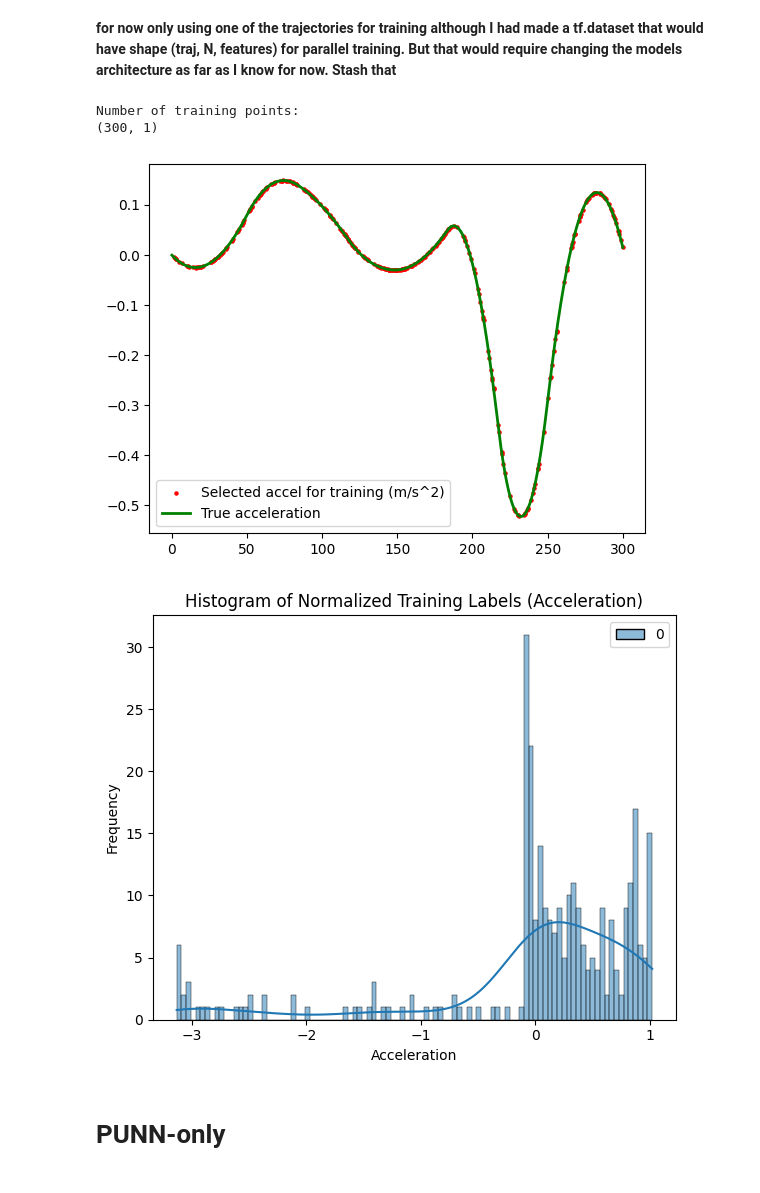
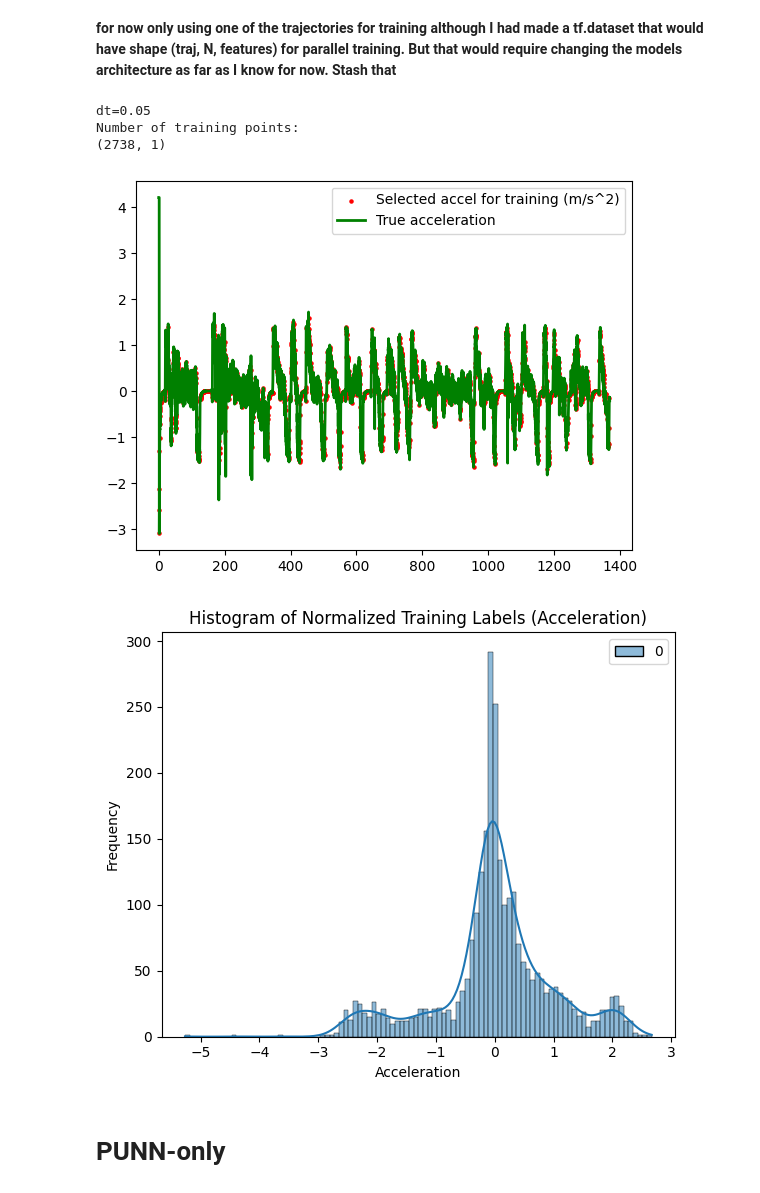
Before and after one commit to ZeArteaga/PINN-control-platooning, a Jupyter notebook: PINN.ipynb, the cells around one changed output. Cells and saved outputs as stored; diff of their text form; code cells hidden in the pictures.

Commit message:
Removed trajectory generation from training notebook (using prev generated csvs). Already trained PUNN with new features, except physics parameters (for now). Will train PINN next

```diff
--- a/PINN.ipynb
+++ b/PINN.ipynb
@@ -301,52 +147,56 @@ def evaluate_results(model, X_norm, true_data, scaler_Y=None):
 # %% [markdown]
 **for now only using one of the trajectories for training although I had made a tf.dataset that would have shape (traj, N, features) for parallel training. But that would require changing the models architecture as far as I know for now. Stash that**
 # %%
-train_ratio = .1 #data sparsity
-train_id = 1 #traj id
-df_train_traj = dataset[dataset['traj_id'] == train_id]
-X = df_train_traj[["t", "u", "v_true", "x_true"]].to_numpy() #control input + states + time dependency -> shape 4, N
+traj_id = "udds"
+df = pd.read_csv("data/CACC_" + traj_id + ".csv")
+train_ratio = .1
+X = df[["t", "fv0_u", "fv0_v", "d_fv0_lv", "d*_fv0_lv"]].to_numpy()
+t = X[:, 0]
+dt = t[1] - t[0]
+print(f"dt={dt}")
+Y = df[["fv0_a"]].to_numpy()  #NN predicts instantaneous acceleration
+y0 = Y[0]
 
-Y_train_traj = df_train_traj[["a_true_next"]].to_numpy()  #NN only predicts a
-y0_true = Y_train_traj[0]
-Y_train, Y_val, X_train, X_val = train_test_split(Y_train_traj, X, train_size=train_ratio, random_state=31)
+Y_train, Y_val, X_train, X_val = train_test_split(Y, X, train_size=train_ratio, random_state=31)
 print("Number of training points:")
 print(Y_train.shape) #only 10% of measurements (sparse dataset)
 
 #Visualize training data provided to model:
-mask = np.isin(Y_train_traj, Y_train)
-Y_mask = Y_train_traj.copy()
+mask = np.isin(Y, Y_train)
+Y_mask = Y.copy()
 Y_mask[~mask] = np.nan
 plt.scatter(t, Y_mask, label="Selected accel for training (m/s^2)", s=5, color="red")
-plt.plot(t, Y_train_traj, label="True acceleration", linewidth=2, color="green")
+plt.plot(t, Y, label="True acceleration", linewidth=2, color="green")
 plt.legend()
 plt.show()
 
 #Prediction Normalization
 scaler_Y = StandardScaler().fit(Y_train)
 Y_train_norm = scaler_Y.transform(Y_train)
 Y_val_norm = scaler_Y.transform(Y_val)
 
 # feature normalization all based on the training distribution
 scaler_X = MinMaxScaler().fit(X_train)
 X_train_norm = scaler_X.transform(X_train)
 X_val_norm = scaler_X.transform(X_val)
 X_norm = scaler_X.transform(X)
 x0_norm = X_norm[0, :]
 
 # Plot histogram for output
 plt.figure(figsize=(6, 5))
 sns.histplot(Y_train_norm, bins=100, kde=True, color='orange')
 plt.title('Histogram of Normalized Training Labels (Acceleration)')
 plt.xlabel('Acceleration')
 plt.ylabel('Frequency')
 
 plt.tight_layout()
 plt.show()
 # %% [output]
+dt=0.05
 Number of training points:
-(300, 1)
+(2738, 1)
-[figure, old version]
+[figure, new version]
-[figure, old version]
+[figure, new version]
 # %% [markdown]
 # PUNN-only
 # %%
```
Also changed, not shown: parts of 9 cells of this notebook, 7 other files.
